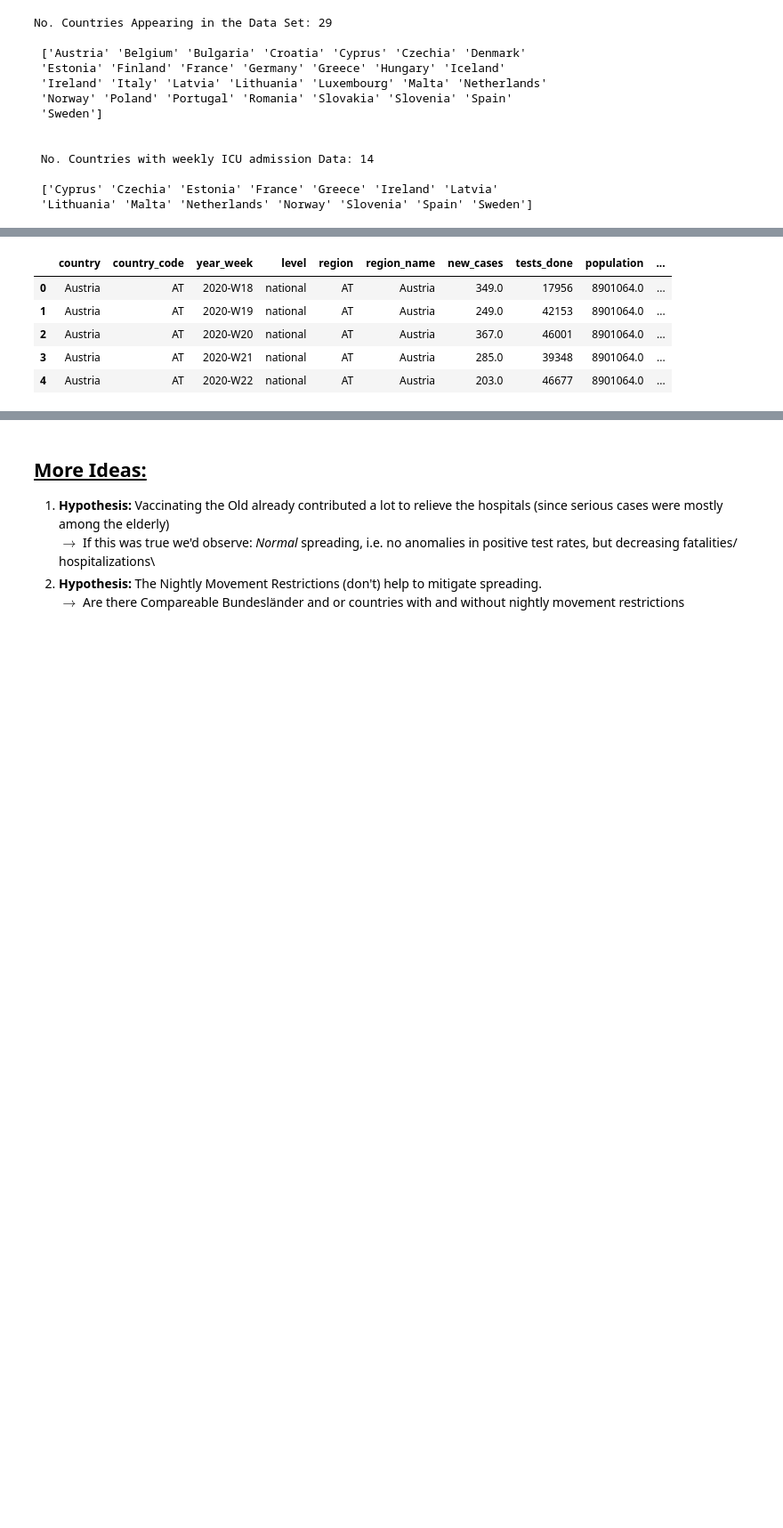
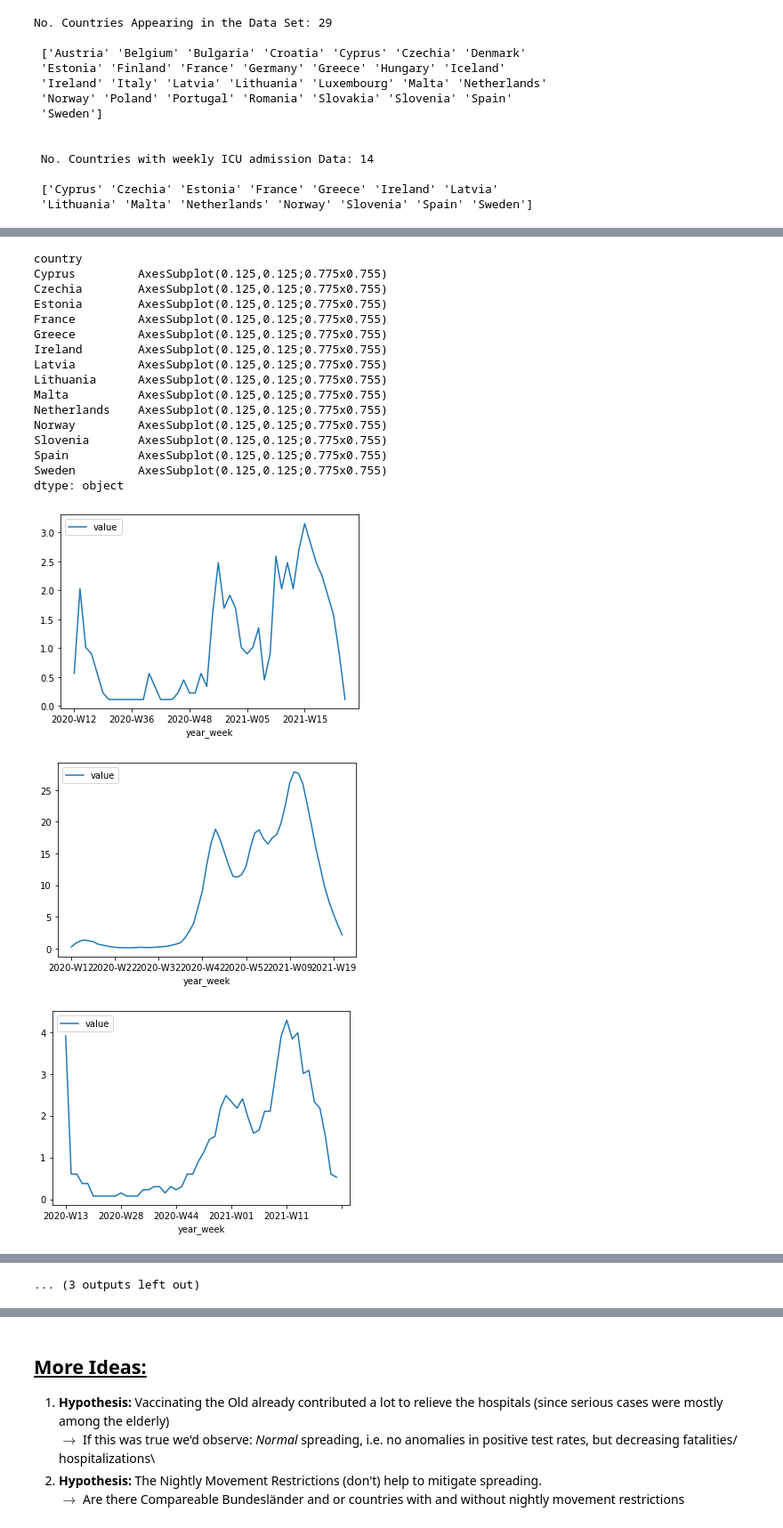
Before and after one commit to pat-rig/Covid_Incidence_Biases, a Jupyter notebook: covid_xploration.ipynb, the cells around one changed output, grey strips where cells are left out. Shown: that part at 89% size. Saved outputs shown, nothing was run; the diff lists cells and outputs as text; code cells hidden in the pictures; blank space fills up the shorter version.

```diff
--- a/covid_xploration.ipynb
+++ b/covid_xploration.ipynb
@@ -130,16 +196,29 @@ No. Countries Appearing in the Data Set: 29
 # %%
 # Visualize weekly ICU admissions per 100k for all countries with new_cases
 icu_by_country = weekly_icu[['value', 'country', 'year_week']].groupby('country')
 
 
 #for country in icu_countries:
 #    icu_df = icu_by_country.get_group(country)
 
-# icu_by_country.plot(kind='line', x='year_week', y='value') # group as title?
+icu_by_country.plot(kind='line', x='year_week', y='value') # group as title?
 # %% [output]
-|  | country | country_code | year_week | level | region | region_name | new_cases | tests_done | population | ... |
-| 0 | Austria | AT | 2020-W18 | national | AT | Austria | 349.0 | 17956 | 8901064.0 | ... |
-| 1 | Austria | AT | 2020-W19 | national | AT | Austria | 249.0 | 42153 | 8901064.0 | ... |
-| 2 | Austria | AT | 2020-W20 | national | AT | Austria | 367.0 | 46001 | 8901064.0 | ... |
-| 3 | Austria | AT | 2020-W21 | national | AT | Austria | 285.0 | 39348 | 8901064.0 | ... |
-| 4 | Austria | AT | 2020-W22 | national | AT | Austria | 203.0 | 46677 | 8901064.0 | ... |
+country
+Cyprus         AxesSubplot(0.125,0.125;0.775x0.755)
+Czechia        AxesSubplot(0.125,0.125;0.775x0.755)
+Estonia        AxesSubplot(0.125,0.125;0.775x0.755)
+France         AxesSubplot(0.125,0.125;0.775x0.755)
+Greece         AxesSubplot(0.125,0.125;0.775x0.755)
+Ireland        AxesSubplot(0.125,0.125;0.775x0.755)
+Latvia         AxesSubplot(0.125,0.125;0.775x0.755)
+Lithuania      AxesSubplot(0.125,0.125;0.775x0.755)
+Malta          AxesSubplot(0.125,0.125;0.775x0.755)
+Netherlands    AxesSubplot(0.125,0.125;0.775x0.755)
+Norway         AxesSubplot(0.125,0.125;0.775x0.755)
+Slovenia       AxesSubplot(0.125,0.125;0.775x0.755)
+Spain          AxesSubplot(0.125,0.125;0.775x0.755)
+Sweden         AxesSubplot(0.125,0.125;0.775x0.755)
+dtype: object
+[figure, added]
+[figure, added]
+[figure, added]
@@ -146 +233,2 @@ icu_by_country = weekly_icu[['value', 'country', 'year_week']].groupby('country'
+... (3 outputs left out)
 # %%
```
Also changed, not shown: parts of 13 cells of this notebook, 32 other files.
